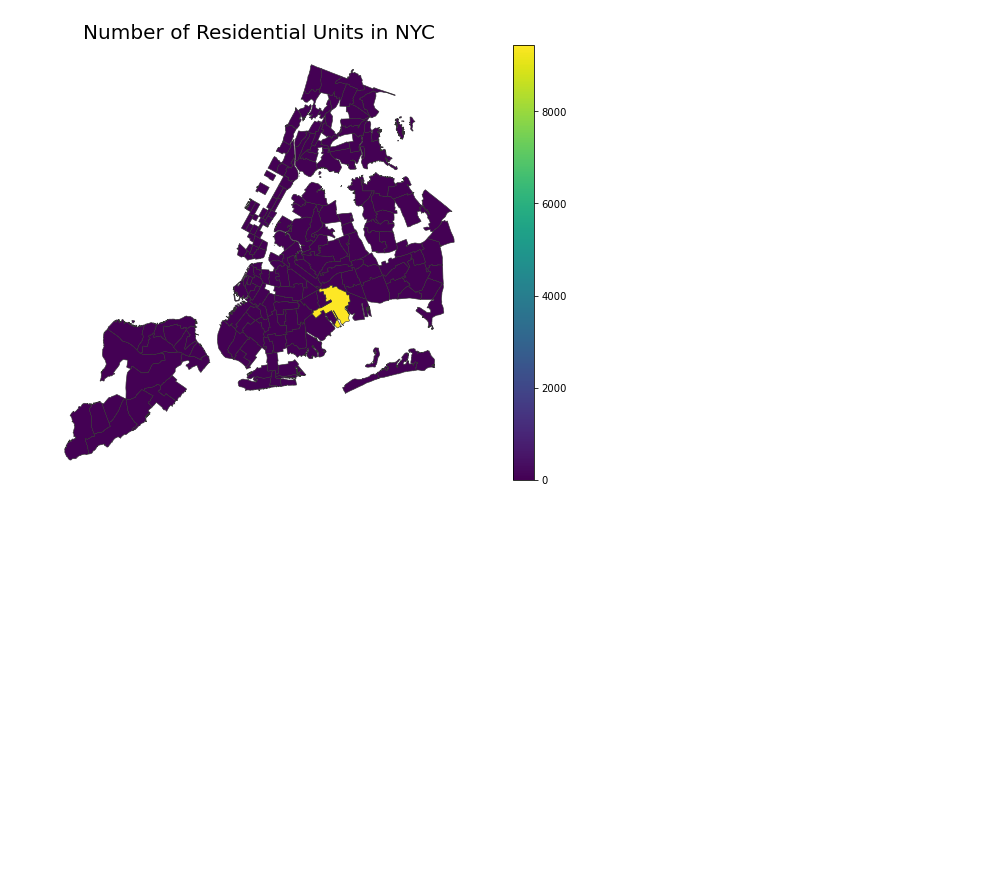
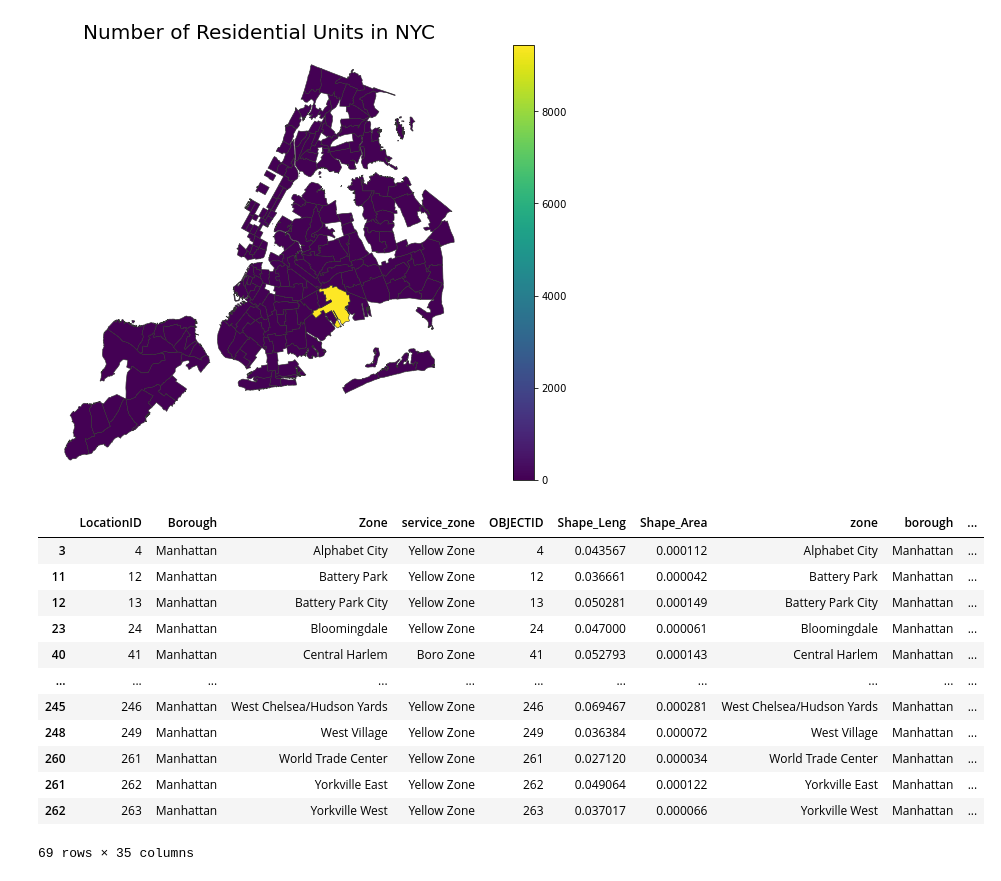
Before and after one commit to MuzhiRo/mast30034-project-1-olivertan1999, a Jupyter notebook: notebooks/PLUTO datascrape.ipynb, the cells around one changed output. Cells and saved outputs as stored; diff of their text form; code cells hidden in the pictures; blank space fills up the shorter version.

```diff
--- a/notebooks/PLUTO datascrape.ipynb
+++ b/notebooks/PLUTO datascrape.ipynb
@@ -255,3 +255,19 @@ ax.set_title('Number of Residential Units in NYC',fontsize=20)
 # %% [output]
 Text(0.5, 1.0, 'Number of Residential Units in NYC')
 [figure]
+# %%
+total_unit_df[total_unit_df['Borough'] == 'Manhattan']
+# %% [output]
+|  | LocationID | Borough | Zone | service_zone | OBJECTID | Shape_Leng | Shape_Area | zone | borough | ... |
+| 3 | 4 | Manhattan | Alphabet City | Yellow Zone | 4 | 0.043567 | 0.000112 | Alphabet City | Manhattan | ... |
+| 11 | 12 | Manhattan | Battery Park | Yellow Zone | 12 | 0.036661 | 0.000042 | Battery Park | Manhattan | ... |
+| 12 | 13 | Manhattan | Battery Park City | Yellow Zone | 13 | 0.050281 | 0.000149 | Battery Park City | Manhattan | ... |
+| 23 | 24 | Manhattan | Bloomingdale | Yellow Zone | 24 | 0.047000 | 0.000061 | Bloomingdale | Manhattan | ... |
+| 40 | 41 | Manhattan | Central Harlem | Boro Zone | 41 | 0.052793 | 0.000143 | Central Harlem | Manhattan | ... |
+| ... | ... | ... | ... | ... | ... | ... | ... | ... | ... | ... |
+| 245 | 246 | Manhattan | West Chelsea/Hudson Yards | Yellow Zone | 246 | 0.069467 | 0.000281 | West Chelsea/Hudson Yards | Manhattan | ... |
+| 248 | 249 | Manhattan | West Village | Yellow Zone | 249 | 0.036384 | 0.000072 | West Village | Manhattan | ... |
+| 260 | 261 | Manhattan | World Trade Center | Yellow Zone | 261 | 0.027120 | 0.000034 | World Trade Center | Manhattan | ... |
+| 261 | 262 | Manhattan | Yorkville East | Yellow Zone | 262 | 0.049064 | 0.000122 | Yorkville East | Manhattan | ... |
+| 262 | 263 | Manhattan | Yorkville West | Yellow Zone | 263 | 0.037017 | 0.000066 | Yorkville West | Manhattan | ... |
+69 rows × 35 columns
```
Also changed, not shown: 1 other file.
